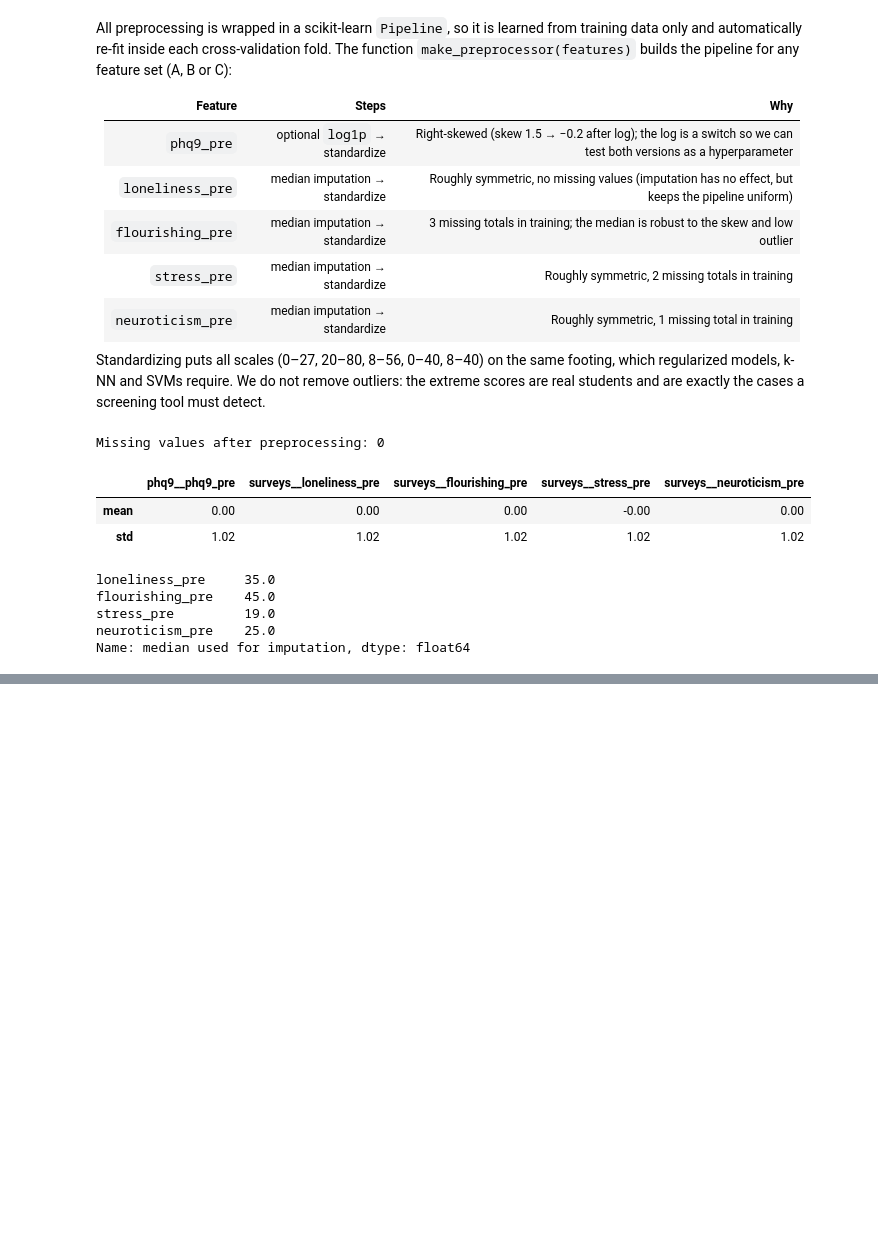
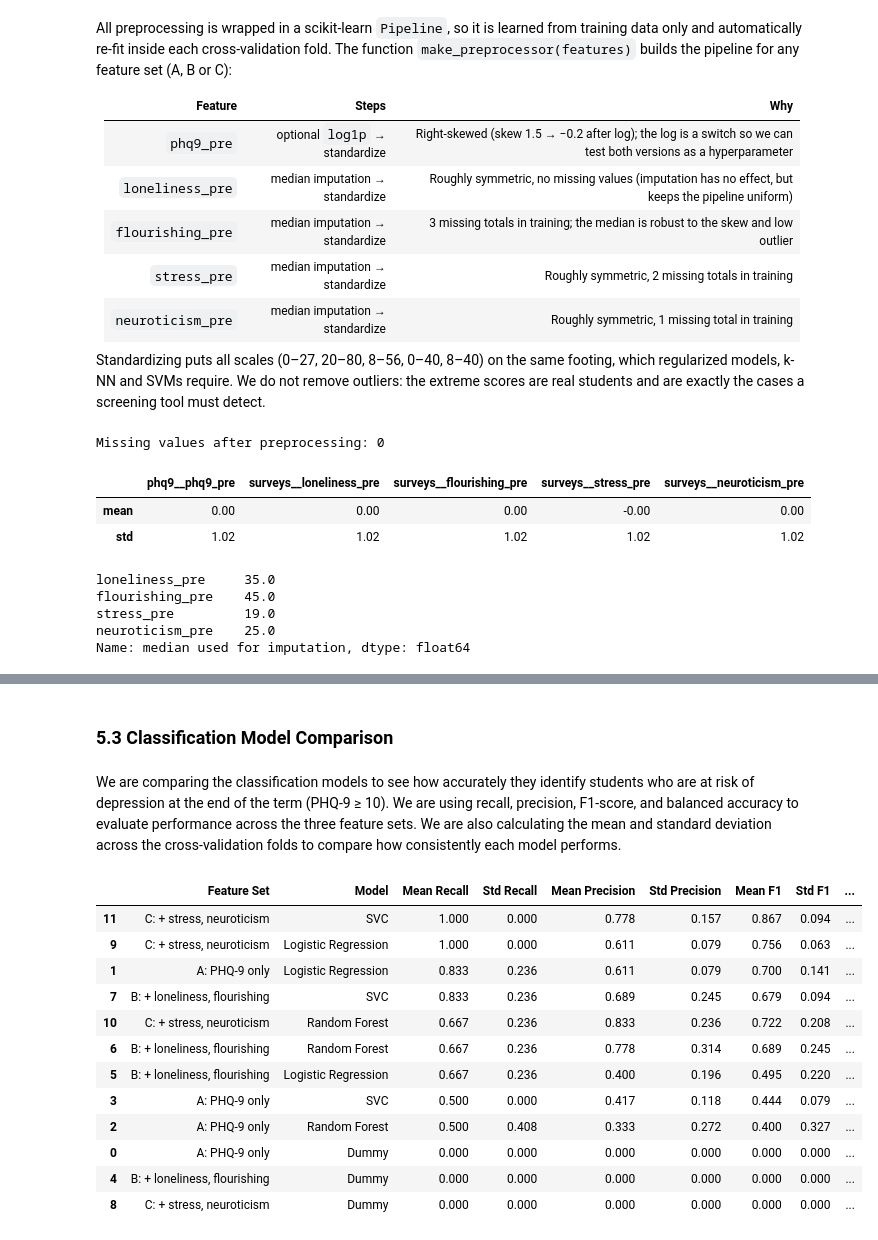
Before and after one commit to mariabssadh1-droid/spark_check, a Jupyter notebook: INSY 674-Group Project.ipynb, the cells around one changed output, grey strips where cells are left out. Drawn from its saved outputs; the diff is of its cells as text; code cells hidden in the pictures; blank space fills up the shorter version.

```diff
--- a/INSY 674-Group Project.ipynb
+++ b/INSY 674-Group Project.ipynb
@@ -1465,0 +1619,4 @@ Name: median used for imputation, dtype: float64
+# %% [markdown]
+### 5.3 Classification Model Comparison
+# %% [markdown]
+We are comparing the classification models to see how accurately they identify students who are at risk of depression at the end of the term (PHQ-9 ≥ 10). We are using recall, precision, F1-score, and balanced accuracy to evaluate performance across the three feature sets. We are also calculating the mean and standard deviation across the cross-validation folds to compare how consistently each model performs.
@@ -1465,0 +1667,21 @@ Name: median used for imputation, dtype: float64
+# %%
+display(
+    classification_results.sort_values(
+        ["Mean Recall", "Mean F1"],
+        ascending=[False, False]
+    ).round(3)
+)
+# %% [output]
+|  | Feature Set | Model | Mean Recall | Std Recall | Mean Precision | Std Precision | Mean F1 | Std F1 | ... |
+| 11 | C: + stress, neuroticism | SVC | 1.000 | 0.000 | 0.778 | 0.157 | 0.867 | 0.094 | ... |
+| 9 | C: + stress, neuroticism | Logistic Regression | 1.000 | 0.000 | 0.611 | 0.079 | 0.756 | 0.063 | ... |
+| 1 | A: PHQ-9 only | Logistic Regression | 0.833 | 0.236 | 0.611 | 0.079 | 0.700 | 0.141 | ... |
+| 7 | B: + loneliness, flourishing | SVC | 0.833 | 0.236 | 0.689 | 0.245 | 0.679 | 0.094 | ... |
+| 10 | C: + stress, neuroticism | Random Forest | 0.667 | 0.236 | 0.833 | 0.236 | 0.722 | 0.208 | ... |
+| 6 | B: + loneliness, flourishing | Random Forest | 0.667 | 0.236 | 0.778 | 0.314 | 0.689 | 0.245 | ... |
+| 5 | B: + loneliness, flourishing | Logistic Regression | 0.667 | 0.236 | 0.400 | 0.196 | 0.495 | 0.220 | ... |
+| 3 | A: PHQ-9 only | SVC | 0.500 | 0.000 | 0.417 | 0.118 | 0.444 | 0.079 | ... |
+| 2 | A: PHQ-9 only | Random Forest | 0.500 | 0.408 | 0.333 | 0.272 | 0.400 | 0.327 | ... |
+| 0 | A: PHQ-9 only | Dummy | 0.000 | 0.000 | 0.000 | 0.000 | 0.000 | 0.000 | ... |
+| 4 | B: + loneliness, flourishing | Dummy | 0.000 | 0.000 | 0.000 | 0.000 | 0.000 | 0.000 | ... |
+| 8 | C: + stress, neuroticism | Dummy | 0.000 | 0.000 | 0.000 | 0.000 | 0.000 | 0.000 | ... |
```
Also changed, not shown: parts of 31 cells of this notebook, 1 other file.
